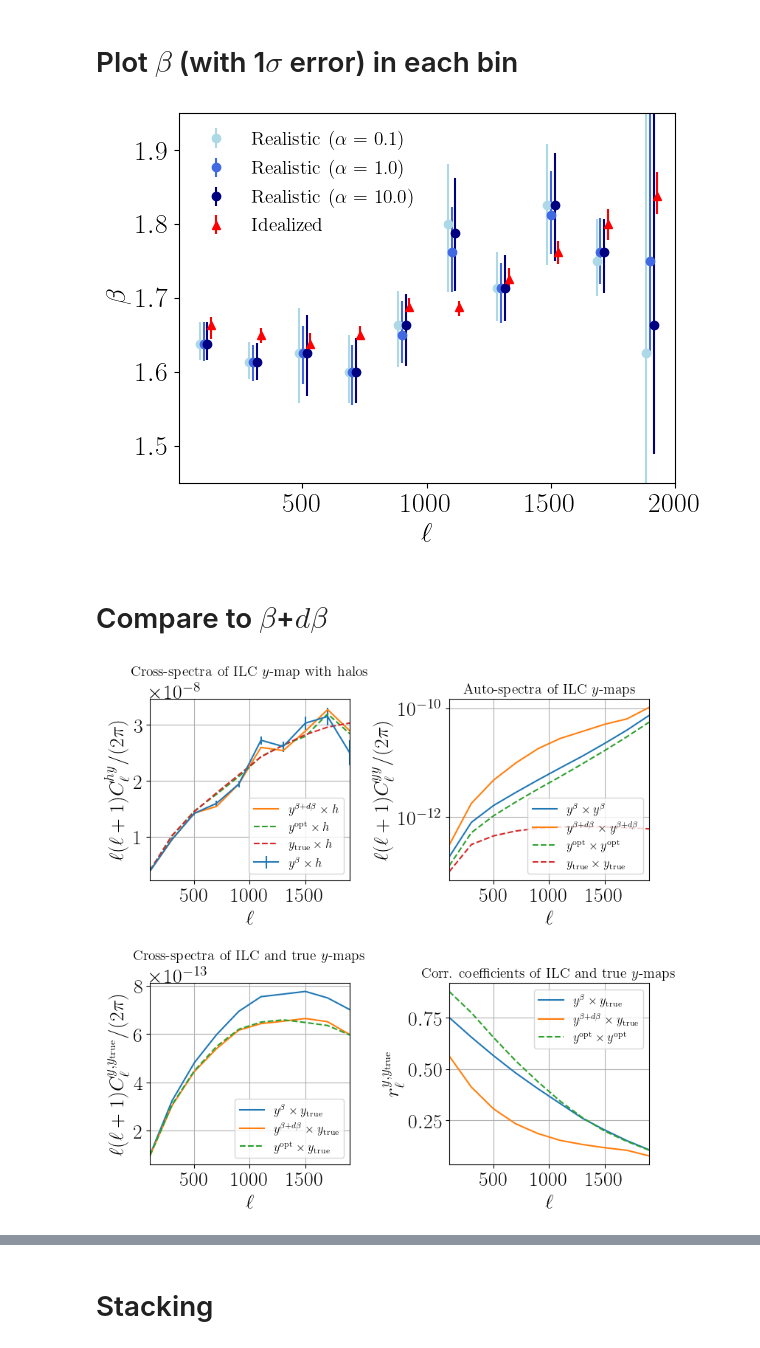
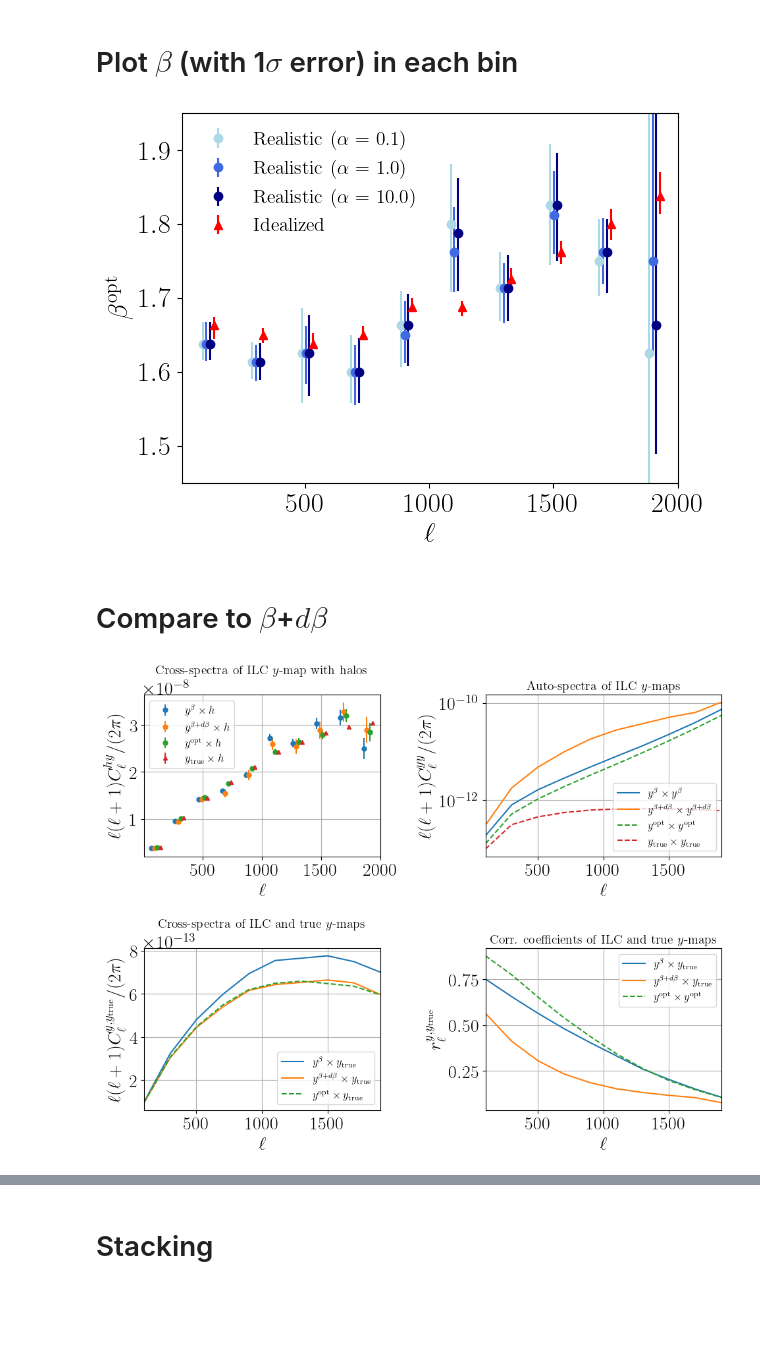
Before and after one commit to kmsurrao/CIB-deproj, a Jupyter notebook: paper_plots.ipynb, the cells around one changed output, grey strips where cells are left out. Drawn from its saved outputs; the diff is of its cells as text; code cells hidden in the pictures; blank space fills up the shorter version.

```diff
--- a/paper_plots.ipynb
+++ b/paper_plots.ipynb
@@ -108,14 +108,14 @@ for a, alpha_list in enumerate([beta_alpha0p1, beta_alpha1, beta_alpha10]):
 plt.errorbar(mean_ells+15*2, means_true, fmt='^', yerr=[lowers_true, uppers_true], label=f'Idealized', color='red')
 plt.legend(loc='upper left', frameon=False, fontsize=14)
 plt.xlabel(r'$\ell$', fontsize=20)
-plt.ylabel(r'$\beta$', fontsize=20)
+plt.ylabel(r'$\beta^{\rm opt}$', fontsize=20)
 plt.ylim(1.45,1.95)
 plt.xlim(ellmin, ellmax)
 
 if save:
     plt.savefig(f'{save_dir}/beta_vs_ell.pdf', bbox_inches='tight')
 # %% [output]
-[figure, old version]
+[figure, new version]
 # %% [markdown]
 # Compare to $\beta$+$d\beta$
 # %%
@@ -144,23 +144,19 @@ def binned(spectrum):
     binned_spectrum = res[0]/(mean_ells*(mean_ells+1)/2/np.pi)
     return binned_spectrum
 # %%
-def harmonic_space_cov(y1, h):
+def harmonic_space_cov(xx, yy, xy):
     '''
     ARGUMENTS
     ---------
-    y1: 1D numpy array in RING format containing reconstructed y map
-    h: 1D numpy array in RING format containing halo map
+    xx, yy, xy: (Nbins, ) array containing auto- and cross- spectra of x and y
 
     RETURNS
     -------
     cov_hy: (Nbins, Nbins) ndarray containing Gaussian covariance matrix of halos and (y1-y2)
     '''
-    hh = binned(hp.anafast(h, lmax=ellmax))
-    hy = binned(hp.anafast(h, y1, lmax=ellmax))
-    yy = binned(hp.anafast(y1, lmax=ellmax))
     Nmodes = (2*mean_ells+1)*ells_per_bin
-    cov_hy = np.diag(1/Nmodes*(hy**2 + hh*yy))
-    return cov_hy
+    cov_xy = np.diag(1/Nmodes*(xy**2 + xx*yy))
+    return cov_xy
 # %%
 hxy_beta = binned(hp.anafast(h, y_beta, lmax=ellmax))
 hxy_beta_dbeta = binned(hp.anafast(h, y_beta_dbeta, lmax=ellmax))
@@ -173,23 +169,30 @@ yoptxyopt = binned(hp.anafast(yopt, lmax=ellmax))
 yoptxytrue = binned(hp.anafast(yopt, ytrue, lmax=ellmax))
 yoptxh = binned(hp.anafast(yopt, h, lmax=ellmax))
 hxytrue = binned(hp.anafast(h, ytrue, lmax=ellmax))
+hh = binned(hp.anafast(h, lmax=ellmax))
+ytruexytrue = binned(hp.anafast(ytrue, lmax=ellmax))
 # %%
 to_dl = mean_ells*(mean_ells+1)/2/np.pi
-fig, axs = plt.subplots(2,2, figsize=(8,8))
+fig, axs = plt.subplots(2,2, figsize=(10,8))
 axs = axs.flatten()
 for n, ax in enumerate(axs):
     plt.axes(ax)
     if n==0:
-        hxy_beta_cov = harmonic_space_cov(y_beta, h)
-        plt.errorbar(mean_ells, to_dl*hxy_beta, yerr=to_dl*np.sqrt(np.diag(hxy_beta_cov)), label=r'$y^{\beta} \times h$')
-        plt.plot(mean_ells, to_dl*hxy_beta_dbeta, label=r'$y^{\beta + d\beta} \times h$')
-        plt.plot(mean_ells, to_dl*yoptxh, label=r'$y^{\rm opt} \times h$', linestyle='dashed')
-        plt.plot(mean_ells, to_dl*hxytrue, label=r'$y_{\rm true} \times h$', linestyle='dashed')
+        markersize = 5
+        offset = 25
+        hxy_beta_cov = harmonic_space_cov(hh, y_betaxy_beta, hxy_beta)
+        hxy_beta_dbeta_cov = harmonic_space_cov(hh, y_beta_dbetaxy_beta_dbeta, hxy_beta_dbeta)
+        hxyopt_cov = harmonic_space_cov(hh, yoptxyopt, yoptxh)
+        hxytrue_cov = harmonic_space_cov(hh, ytruexytrue, hxytrue)
+        plt.errorbar(mean_ells-offset//2-offset, to_dl*hxy_beta, yerr=to_dl*np.sqrt(np.diag(hxy_beta_cov)), label=r'$y^{\beta} \times h$', fmt='o', markersize=markersize)
+        plt.errorbar(mean_ells-offset//2, to_dl*hxy_beta_dbeta, yerr=to_dl*np.sqrt(np.diag(hxy_beta_dbeta_cov)), label=r'$y^{\beta + d\beta} \times h$', fmt='o', markersize=markersize)
+        plt.errorbar(mean_ells+offset//2, to_dl*yoptxh, yerr=to_dl*np.sqrt(np.diag(hxyopt_cov)), label=r'$y^{\rm opt} \times h$', fmt='o', markersize=markersize)
+        plt.errorbar(mean_ells+offset//2+offset, to_dl*hxytrue, yerr=to_dl*np.sqrt(np.diag(hxytrue_cov)), label=r'$y_{\rm true} \times h$', fmt='^', markersize=markersize)
         plt.legend(fontsize=12)
         plt.xlabel(r'$\ell$')
         plt.ylabel(r'$\ell(\ell+1)C_\ell^{hy}/(2\pi)$')
         plt.grid()
-        plt.xlim(mean_ells[0], mean_ells[-1])
+        plt.xlim(ellmin, ellmax)
         plt.title(r'Cross-spectra of ILC $y$-map with halos', fontsize=14)
     elif n==1:
         plt.plot(mean_ells, to_dl*y_betaxy_beta, label=r'$y^{\beta} \times y^{\beta}$')
@@ -201,31 +204,31 @@ for n, ax in enumerate(axs):
         plt.ylabel(r'$\ell(\ell+1)C_\ell^{yy}/(2\pi)$')
         plt.grid()
         plt.xlim(mean_ells[0], mean_ells[-1])
         plt.yscale('log')
         plt.title(r'Auto-spectra of ILC $y$-maps', fontsize=14)
     elif n==2:
         plt.plot(mean_ells, to_dl*y_betaxytrue, label=r'$y^{\beta} \times y_{\mathrm{true}}$')
         plt.plot(mean_ells, to_dl*y_beta_dbetaxytrue, label=r'$y^{\beta+d\beta} \times y_{\mathrm{true}}$')
         plt.plot(mean_ells, to_dl*yoptxytrue, label=r'$y^{\rm opt} \times y_{\mathrm{true}}$', linestyle='dashed')
         plt.legend(fontsize=12)
         plt.xlabel(r'$\ell$')
         plt.ylabel(r'$\ell(\ell+1)C_\ell^{y,y_{\mathrm{true}}}/(2\pi)$')
         plt.grid(which='both')
         plt.xlim(mean_ells[0], mean_ells[-1])
         plt.title('Cross-spectra of ILC and true $y$-maps', fontsize=14)
     elif n==3:
         plt.plot(mean_ells,y_betaxytrue/np.sqrt(ytruexytrue*y_betaxy_beta), label=r'$y^{\beta} \times y_{\mathrm{true}}$')
         plt.plot(mean_ells,y_beta_dbetaxytrue/np.sqrt(ytruexytrue*y_beta_dbetaxy_beta_dbeta), label=r'$y^{\beta+d\beta} \times y_{\mathrm{true}}$')
         plt.plot(mean_ells,yoptxytrue/np.sqrt(ytruexytrue*yoptxyopt), label=r'$y^{\rm opt} \times y^{\rm opt}$', linestyle='dashed')
         plt.legend(fontsize=12)
         plt.xlabel(r'$\ell$')
         plt.ylabel(r'$r_\ell^{y,y_{\mathrm{true}}}$')
         plt.grid()
         plt.xlim(mean_ells[0], mean_ells[-1])
         plt.title('Corr. coefficients of ILC and true $y$-maps', fontsize=14)
 plt.tight_layout()
 
 if save:
     plt.savefig(f'{save_dir}/dbeta_comparison.pdf', bbox_inches='tight')
 # %% [output]
-[figure, old version]
+[figure, new version]
```
Also changed, not shown: parts of 1 cell of this notebook, 1 other file.
